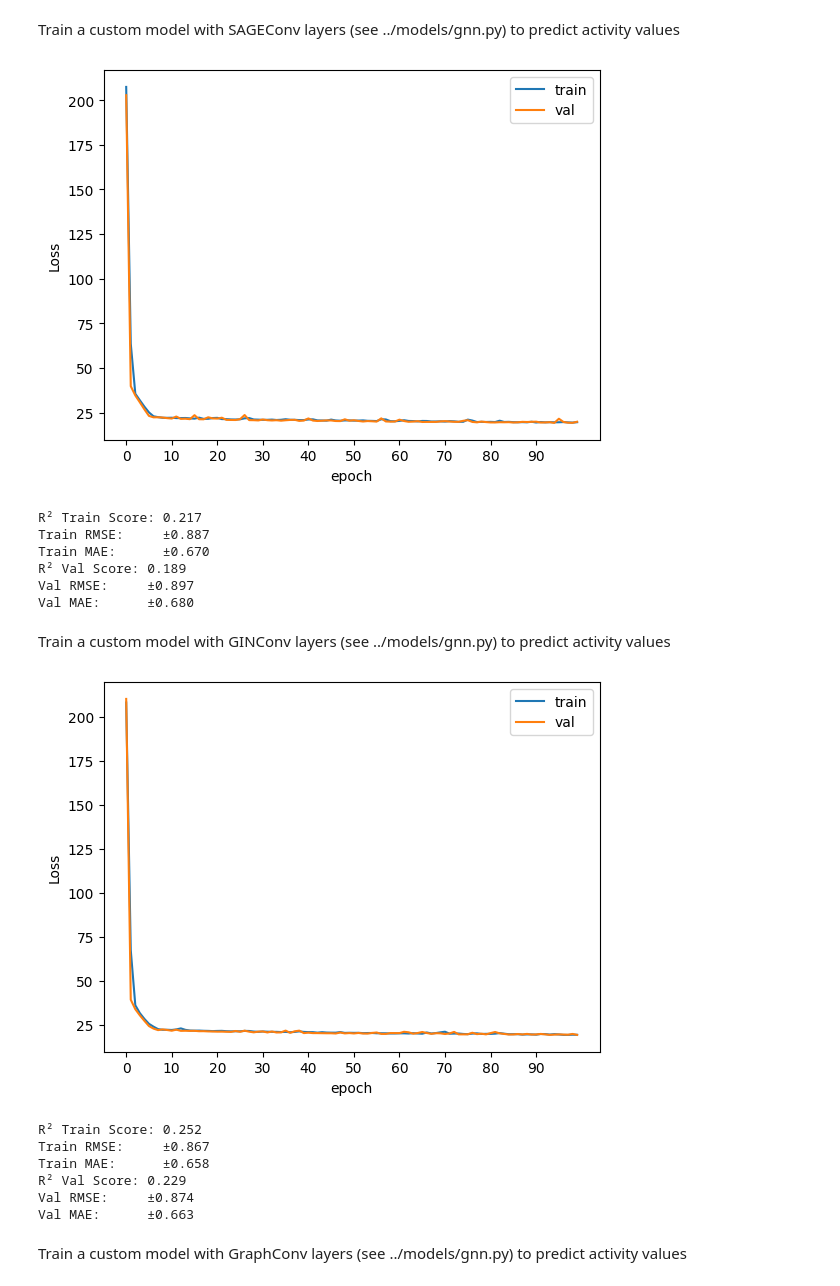
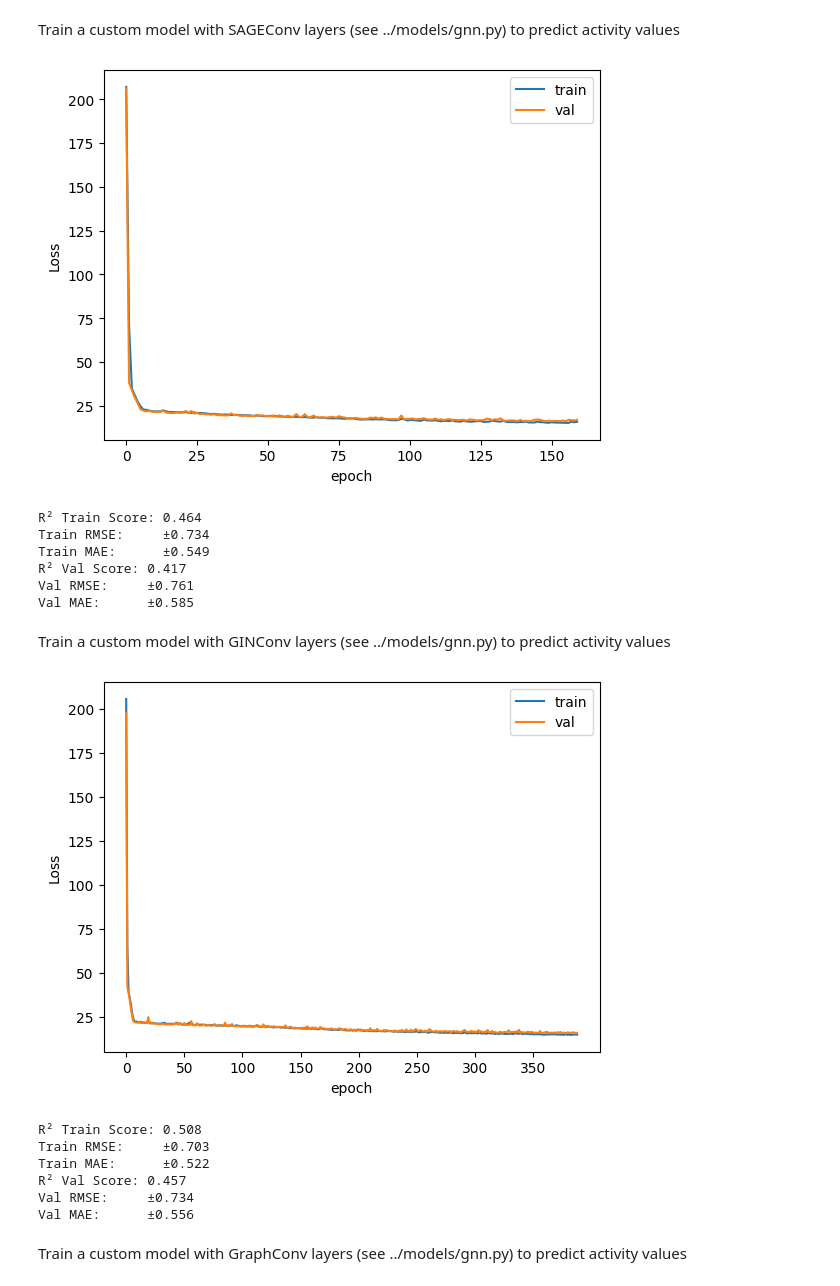
Before and after one commit to lizasidler/qsar-benchmark, a Jupyter notebook: notebooks/GNN_regression.ipynb, the cells around one changed output. Drawn from its saved outputs; the diff is of its cells as text; code cells hidden in the pictures.

Commit message:
mostly rerun models, added early stopping, improved score

```diff
--- a/notebooks/GNN_regression.ipynb
+++ b/notebooks/GNN_regression.ipynb
@@ -50,9 +48,9 @@ device = torch.device("cpu")
 # %% [markdown]
 Train a custom model with SAGEConv layers (see ../models/gnn.py) to predict activity values
 # %%
-epochs = 100
+epochs = 500
 model = gnn.SAGEC(16, 256, 128, 16, 1).to(device)
-model.fit(train_loader, val_loader, device, epochs=epochs)
+model.fit(train_loader, val_loader, device, epochs=epochs) #early stopping applied
 # %%
 plt.plot(model.train_loss, label='train')
 plt.plot(model.val_loss, label='val')
@@ -60,45 +58,45 @@ plt.plot(model.val_loss, label='val')
 plt.legend()
 plt.xlabel('epoch')
 plt.ylabel('Loss')
-plt.xticks(range(0, epochs, 10))
+plt.xticks(range(0, len(model.val_loss), 25))
 plt.show()
 
 model.eval()
 model.analysis(train_loader, val_loader, device)
 # %% [output]
-[figure, old version]
+[figure, new version]
-R² Train Score: 0.217
-Train RMSE:     ±0.887
-Train MAE:      ±0.670
-R² Val Score: 0.189
-Val RMSE:     ±0.897
-Val MAE:      ±0.680
+R² Train Score: 0.464
+Train RMSE:     ±0.734
+Train MAE:      ±0.549
+R² Val Score: 0.417
+Val RMSE:     ±0.761
+Val MAE:      ±0.585
 # %% [markdown]
 Train a custom model with GINConv layers (see ../models/gnn.py) to predict activity values
 # %%
-epochs = 100
+epochs = 500
 model = gnn.GINConv(16, 256, 128, 16, 1).to(device)
-model.fit(train_loader, val_loader, device, epochs=epochs)
+model.fit(train_loader, val_loader, device, epochs=epochs, tol=0.3)
 # %%
 plt.plot(model.train_loss, label='train')
 plt.plot(model.val_loss, label='val')
 
 plt.legend()
 plt.xlabel('epoch')
 plt.ylabel('Loss')
-plt.xticks(range(0, epochs, 10))
+plt.xticks(range(0, len(model.val_loss), 50))
 plt.show()
 
 model.eval()
 model.analysis(train_loader, val_loader, device)
 # %% [output]
-[figure, old version]
+[figure, new version]
-R² Train Score: 0.252
-Train RMSE:     ±0.867
-Train MAE:      ±0.658
-R² Val Score: 0.229
-Val RMSE:     ±0.874
-Val MAE:      ±0.663
+R² Train Score: 0.508
+Train RMSE:     ±0.703
+Train MAE:      ±0.522
+R² Val Score: 0.457
+Val RMSE:     ±0.734
+Val MAE:      ±0.556
 # %% [markdown]
 Train a custom model with GraphConv layers (see ../models/gnn.py) to predict activity values
 # %%
```
Also changed, not shown: parts of 9 cells of this notebook, 5 other files.
